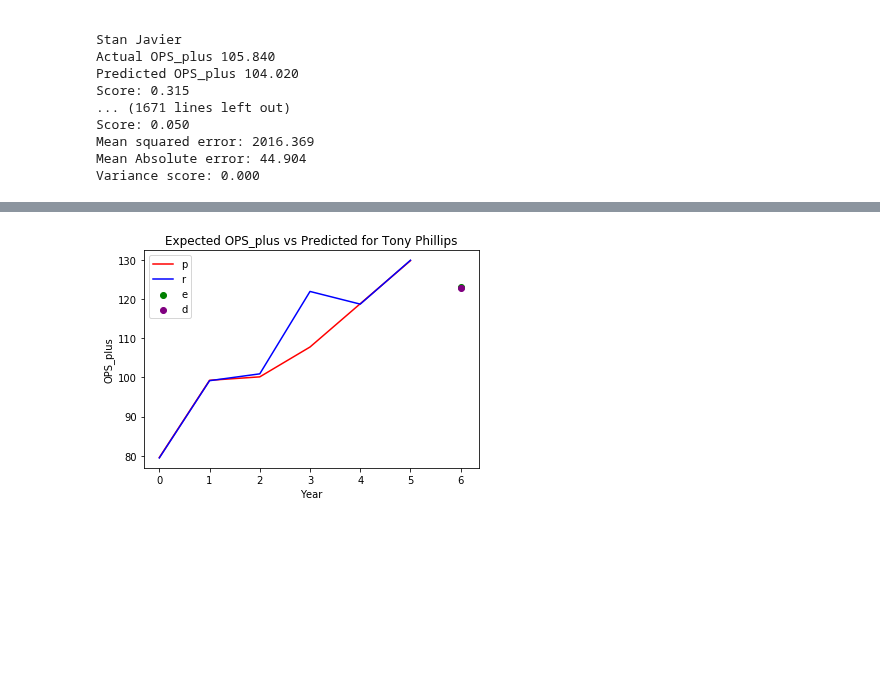
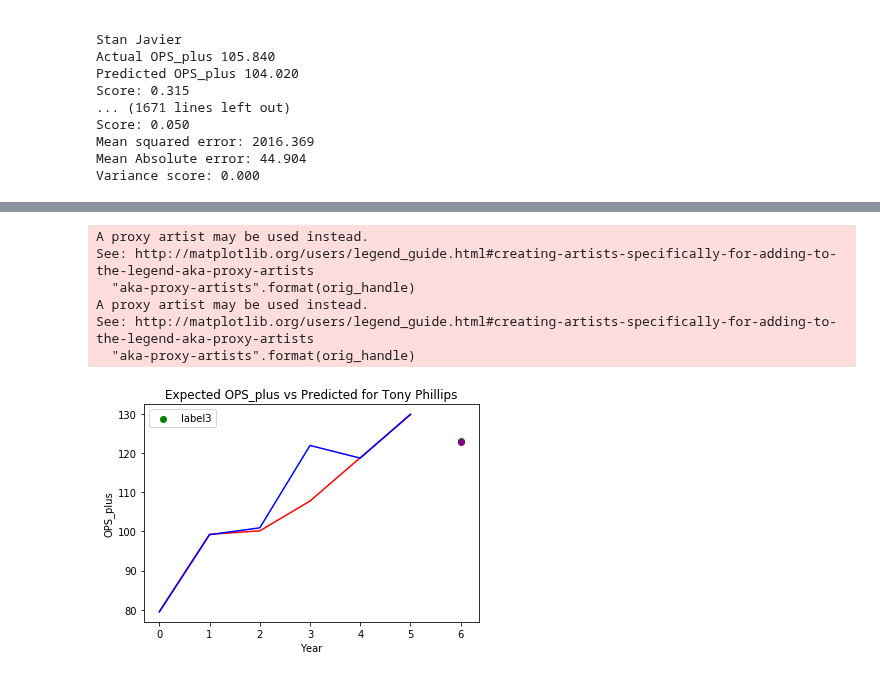
Before and after one commit to LACoderDeBH/CS229-Final-Project, a Jupyter notebook: baseline_svr_player_specific.ipynb, the cells around one changed output, grey strips where cells are left out. Cells and saved outputs as stored; diff of their text form; code cells hidden in the pictures; blank space fills up the shorter version.

```diff
--- a/baseline_svr_player_specific.ipynb
+++ b/baseline_svr_player_specific.ipynb
@@ -133,36 +133,42 @@ data = prepare_rows(player_rows)
 data_tuple = prepare_test_train(data[0], data[1])
 x_train, y_train, x_test, y_test = data_tuple
 
 parameters = {
     "kernel": ["rbf"],
     "C": [1,10,10,100,150,1000],
     "gamma": [1e-8, 1e-7, 1e-6, 1e-5, 1e-4, 1e-3, 1e-2, 1e-1, 1e8],
     "epsilon": [0.1, 0.01]
     }
 
 svr = GridSearchCV(SVR(), parameters, cv=3)
 svr.fit(x_train, y_train.ravel())
 y_svr_pred = svr.predict(x_test)
 
 
 X_grid = np.arange(min(x_train[:,:1]), max(x_train[:,:1]), 0.1)
 X_grid = X_grid.reshape((len(X_grid), 1))
 
-plt.plot(svr.predict(x_train), color = 'red')
-plt.plot(y_train, color = 'blue')
+a = plt.plot(svr.predict(x_train), color = 'red')
+b  = plt.plot(y_train, color = 'blue')
 
 
 # plt.plot(y_train,  svr.predict(x_train), color = 'blue')
-plt.scatter(len(y_train), y_svr_pred, color = 'green')
-plt.scatter(len(y_train), y_test, color = 'purple')
-plt.legend('predicted')
+c = plt.scatter(len(y_train), y_svr_pred, color = 'green')
+d = plt.scatter(len(y_train), y_test, color = 'purple')
+plt.legend((a, b, c), ('label1', 'label2', 'label3'))
 
 
 
 
 plt.title('Expected OPS_plus vs Predicted for %s' % player)
 plt.xlabel('Year')
 plt.ylabel('OPS_plus')
 plt.show()
 # %% [output]
+A proxy artist may be used instead.
+See: http://matplotlib.org/users/legend_guide.html#creating-artists-specifically-for-adding-to-the-legend-aka-proxy-artists
+  "aka-proxy-artists".format(orig_handle)
+A proxy artist may be used instead.
+See: http://matplotlib.org/users/legend_guide.html#creating-artists-specifically-for-adding-to-the-legend-aka-proxy-artists
+  "aka-proxy-artists".format(orig_handle)
-[figure, old version]
+[figure, new version]
```
Also changed, not shown: 1 other file.
